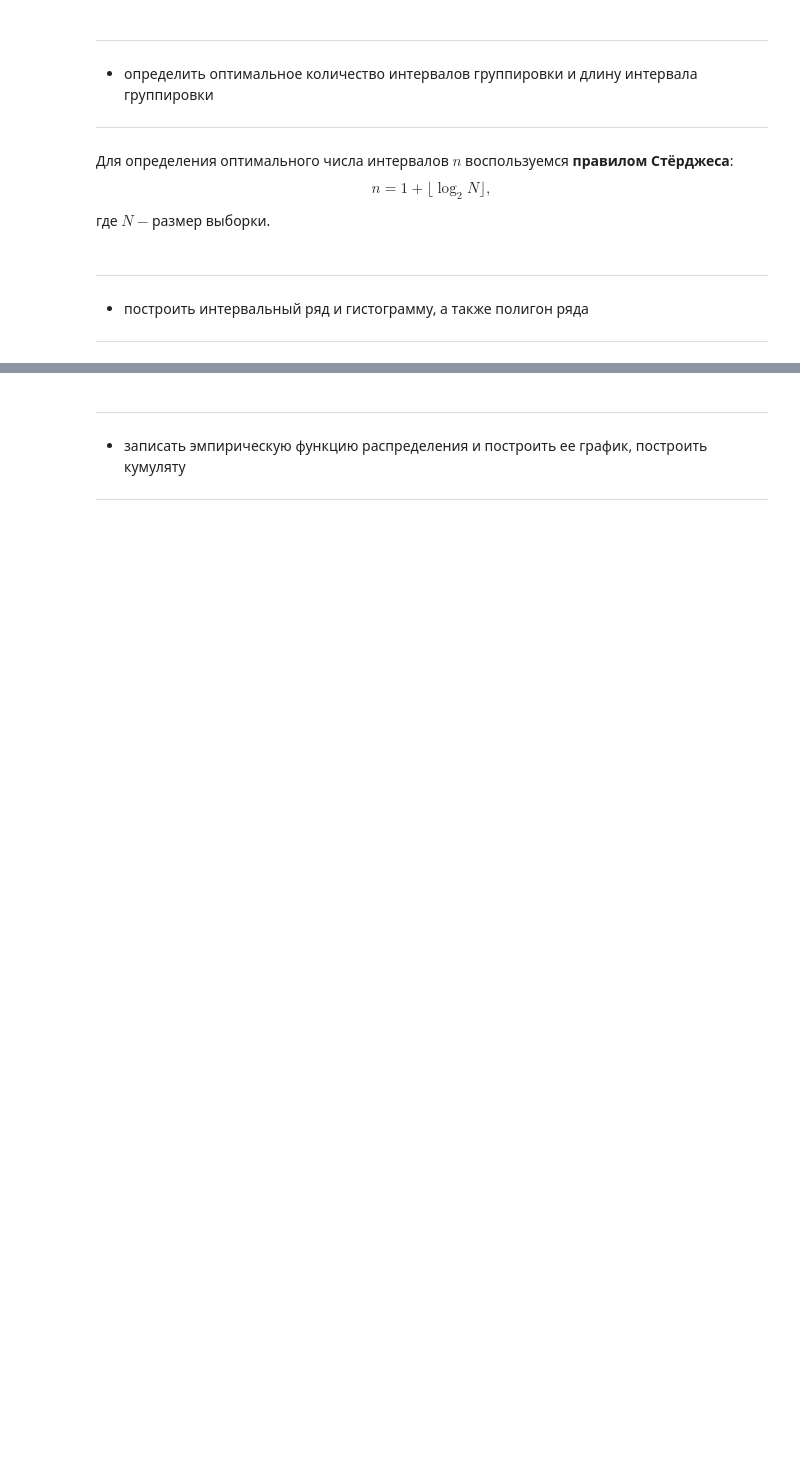
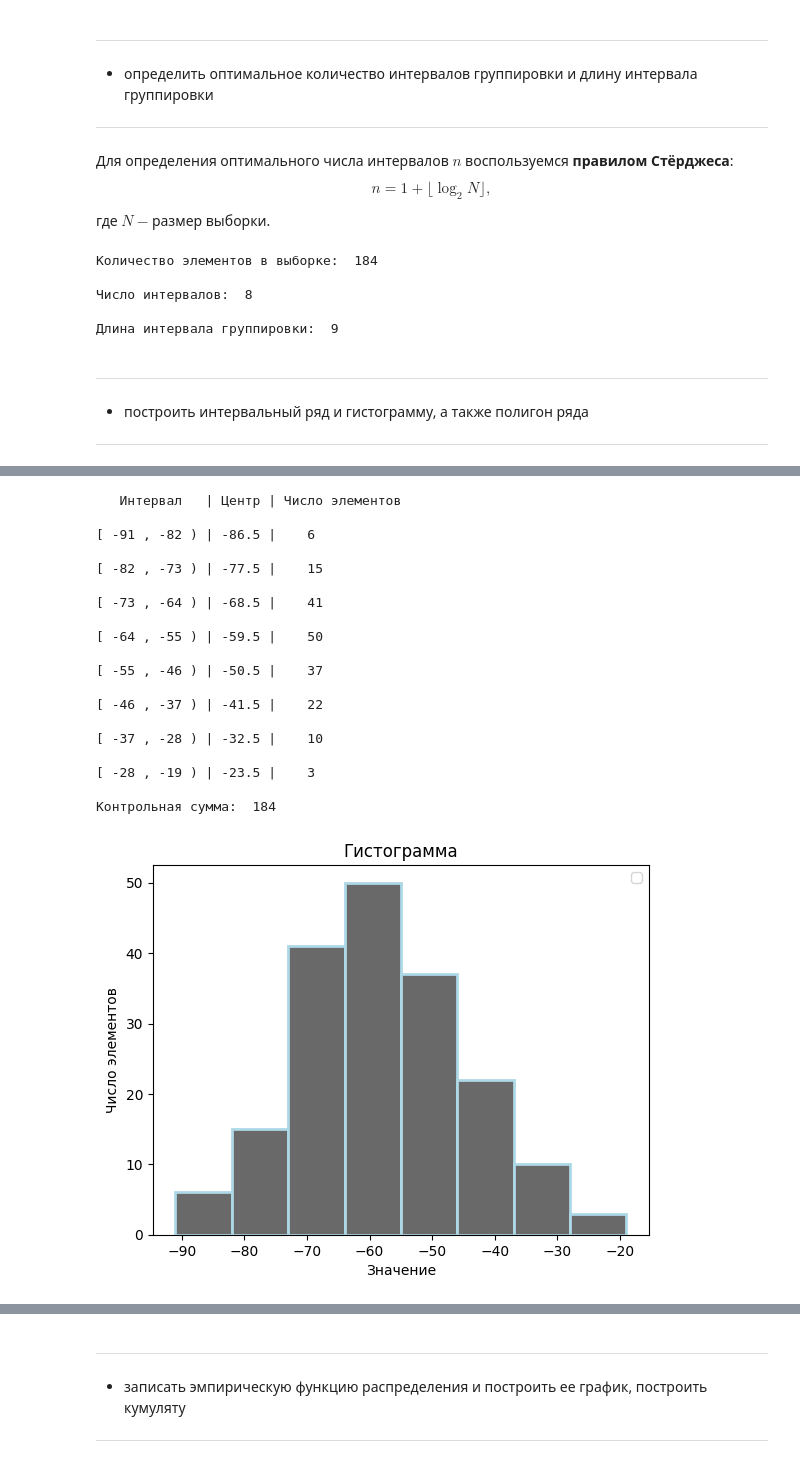
Before and after one commit to a-nechaeva/Math_statistics, a Jupyter notebook: MS_lab_1.ipynb, the cells around one changed output, grey strips where cells are left out. Drawn from its saved outputs; the diff is of its cells as text; code cells hidden in the pictures; blank space fills up the shorter version.

```diff
--- a/MS_lab_1.ipynb
+++ b/MS_lab_1.ipynb
@@ -314,7 +319,65 @@ with open('/content/drive/MyDrive/MS_lab_1/ms_lab1_B.txt', 'r') as f_b:
 Для определения оптимального числа интервалов $n$ воспользуемся **правилом Стёрджеса**:
 $$n = 1 + \lfloor \log_2 N\rfloor,$$
 где $N-$размер выборки.
+# %%
+  # количество элементов в выборке
+  N = len(br)
+  # определение оптимального числа интервалов
+  n = 1 + floor(np.log2(N))
+  # длина интервала группировки
+  ln_b = ceil((sort_br[-1] - sort_br[0]) / n)
+
+  print('\u001b[36;1mКоличество элементов в выборке: \u001b[34;1m', N, '\u001b[0m \n')
+  print('\u001b[36;1mЧисло интервалов: \u001b[34;1m', n, '\u001b[0m \n')
+  print('\u001b[36;1mДлина интервала группировки: \u001b[34;1m', ln_b, '\u001b[0m \n')
+# %% [output]
+Количество элементов в выборке:  184
+
+Число интервалов:  8
+
+Длина интервала группировки:  9
 # %% [markdown]
 ***
 *   построить интервальный ряд и гистограмму, а также полигон ряда
 ***
+# %%
+  # создание пустого массива под данные для
+  # интервального ряда
+  groups_int = [[0] * 4 for i in range(n)]
+
+  # подсчет элементов в каждом из интервалов
+  cur_limit = 0
+  for i in range(n):
+    for j in range(cur_limit, N):
+      left_br, groups_int[i][0] = sort_br[0] + i * ln_b, sort_br[0] + i * ln_b
+      right_br, groups_int[i][1] = sort_br[0] + (i + 1) * ln_b, sort_br[0] + (i + 1) * ln_b
+      cent, groups_int[i][2] = (left_br + right_br) / 2, (left_br + right_br) / 2
+
+      if left_br <= sort_br[j] < right_br:
+        groups_int[i][3] += 1
+        cur_limit = j + 1
+      else:
+        break
+  # вывод данных интервального ряда
+  dat_spec = [0] * 9
+  res = 0
+  print('\u001b[34;1m   Интервал   \u001b[36;1m| Центр \u001b[32;1m| Число элементов\u001b[0m \n')
+  for i in range(n):
+    print('\u001b[34;1m[', groups_int[i][0], ',' , groups_int[i][1],
+          ') \u001b[36;1m|', groups_int[i][2],'\u001b[32;1m|   ',
+          groups_int[i][3], '\u001b[0m \n')
+    res += groups_int[i][3]
+    dat_spec[i] = groups_int[i][0]
+  print('\u001b[32;1mКонтрольная сумма: \u001b[34;1m', res, '\u001b[0m \n')
+  dat_spec[8] = groups_int[7][1]
+
+
+  # построение гистограммы
+  groups_int = np.array(groups_int)
+  plt.bar( groups_int[:, 2], groups_int[:, 3], width=9, linewidth=2, edgecolor='lightblue', color='dimgray')
+  plt.xlabel('Значение')
+  plt.ylabel('Число элементов')
+  plt.title('Гистограмма')
+  plt.legend()
+  plt.show()
+# %% [output]
@@ -320,0 +385,20 @@ $$n = 1 + \lfloor \log_2 N\rfloor,$$
+   Интервал   | Центр | Число элементов
+
+[ -91 , -82 ) | -86.5 |    6
+
+[ -82 , -73 ) | -77.5 |    15
+
+[ -73 , -64 ) | -68.5 |    41
+
+[ -64 , -55 ) | -59.5 |    50
+
+[ -55 , -46 ) | -50.5 |    37
+
+[ -46 , -37 ) | -41.5 |    22
+
+[ -37 , -28 ) | -32.5 |    10
+
+[ -28 , -19 ) | -23.5 |    3
+
+Контрольная сумма:  184
+[figure, added]
```
Also changed, not shown: parts of 6 cells of this notebook.
